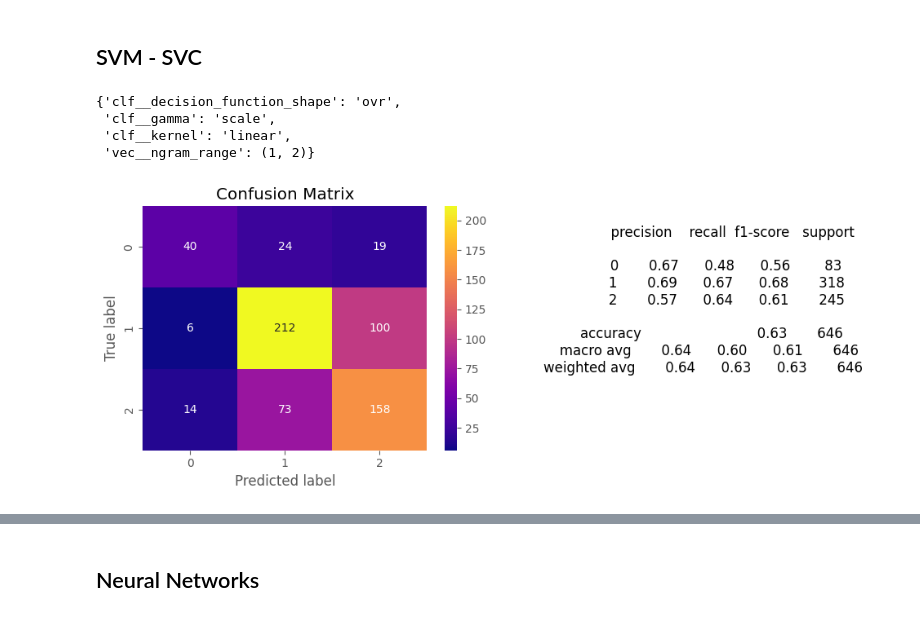
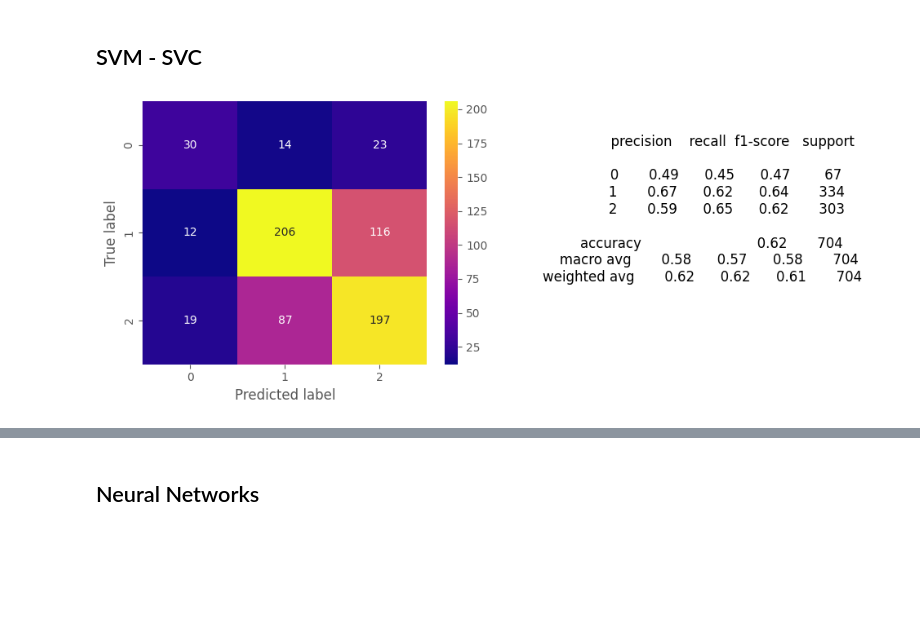
Before and after one commit to ACB-prgm/Phase_4_Project, a Jupyter notebook: analyze.ipynb, the cells around one changed output, grey strips where cells are left out. Saved outputs shown, nothing was run; the diff lists cells and outputs as text; code cells hidden in the pictures; blank space fills up the shorter version.

```diff
--- a/analyze.ipynb
+++ b/analyze.ipynb
@@ -118,7 +118,8 @@ There is a massive class imbalance that will prove challenging when training mod
 # %%
 neuts = raw_df[raw_df.sentiment == 2]
 
-neuts = neuts.iloc[: int(len(neuts) / 2)]
+neuts = neuts.iloc[: int(len(neuts) / 2.5)]
 raw_df = raw_df.drop(neuts.index).reset_index(drop=True)
-raw_df.sentiment.value_counts(True)
+print(raw_df.sentiment.value_counts(True))
+print(len(raw_df))
 # %% [output]
@@ -139,12 +141,12 @@ from nltk import word_tokenize
 stops = stopwords.words("english")
 for word in ["not", "no", "why", "should"]:
     stops.remove(word)
+stops.append("amp")
 
 
 # Define a list of regular expression patterns to replace with empty string
 re_subs = [
     (r"\d+", ""), # remove digits
-    (r"\b\w\b", ""), # remove single letter words
     (r"\*{2,}", " cuss "), # replace repeated * with cuss word
     (r"https?://\S+|www\.\S+", ""), # remove urls
     (r"[^\w\s]", " "), # remove punctuation
@@ -152,6 +154,7 @@ re_subs = [
     (prod_servs, "product"), # replace speciffic occurences of products with the word priduct to help model generalize
     (r"\b(mention|link|rt|quot)\b", ""), # remove words with very high frequencies in all classes
     (r"\b(" + "|".join(stops) + r")\b\s*", ""), # remove stopwords
+    (r"\b\w\b", ""), # remove single letter words
     (r"(\bproduct+\b)(\s+\1)+", r"\1") # Replace repititions of product
     ]
 
@@ -166,6 +169,8 @@ def preprocess_text(input_string):
     for pattern, repl in re_subs:
         input_string = re.sub(pattern, repl, input_string)
 
+    # input_string = re.sub(r'(\bproduct+\b)(\s+\1)+', r'\1', input_string)
+
     # Tokenize the input string into words
     tokens = word_tokenize(input_string)
 
@@ -331,7 +328,7 @@ for sentiment in range(3):
 
     ax.hist(lengths, color=colors[sentiment])
     ax.set_ylabel('Number of Tweets')
-    ax.set_xlabel('Number of characters')
+    ax.set_xlabel('Number of Words')
     ax.vlines(lengths.mean(), 0, ax.get_ylim()[1], colors="red", label=f"Mean: {lengths.mean():.1f}")
     ax.vlines(lengths.median(), 0, ax.get_ylim()[1], colors="blue", label=f"Median: {lengths.median()}")
     ax.legend()
@@ -377,7 +372,6 @@ def metrics(y_true, y_pred):
     cm = confusion_matrix(y_true, y_pred)
     # Create confusion matrix plot, which shows the counts of true positives, false positives, true negatives, and false negatives
     sns.heatmap(cm, annot=True, fmt="d", cmap="plasma", ax=ax)
-    ax.set_title("Confusion Matrix")
     ax.set_ylabel("True label")
     ax.set_xlabel("Predicted label")
 
@@ -934,33 +893,30 @@ pipe_svm_multi = Pipeline([
     ("clf", SVC(class_weight="balanced", random_state=42))
 ])
 
-param_grid = {
-    "vec__ngram_range" : [(1,2), (1,3)],
-    "clf__kernel" : ["linear", "rbf"],
-    "clf__gamma" : ["scale", "auto"],
-    "clf__decision_function_shape" : ["ovr", "ovo"]
-}
+# param_grid = {
+#     "vec__ngram_range" : [(1,2), (1,3)],
+#     "clf__kernel" : ["linear", "rbf"],
+#     "clf__gamma" : ["scale", "auto"],
+#     "clf__decision_function_shape" : ["ovr", "ovo"]
+# }
 
-gsearch = GridSearchCV(pipe_svm_multi, param_grid, cv=5, n_jobs=-1, scoring="f1_macro")
-gsearch.fit(X_train, y_train)
+# gsearch = GridSearchCV(pipe_svm_multi, param_grid, cv=5, n_jobs=-1, scoring="f1_macro")
+# gsearch.fit(X_train, y_train)
 
-gsearch.best_params_
+# gsearch.best_params_
-# %% [output]
-{'clf__decision_function_shape': 'ovr',
- 'clf__gamma': 'scale',
- 'clf__kernel': 'linear',
- 'vec__ngram_range': (1, 2)}
 # %%
 best_params_ = {
     'clf__decision_function_shape': 'ovr',
     'clf__gamma': 'scale',
     'clf__kernel': 'linear',
     'vec__ngram_range': (1, 2)
     }
 
 pipe_svm_multi.set_params(**best_params_)
 pipe_svm_multi.fit(X_train3, np.argmax(y_train3, axis=1))
 
-metrics(np.argmax(y_test3, axis=1), pipe_svm_multi.predict(X_test3))
+svm_multi_preds = pipe_svm_multi.predict(X_test3)
+
+metrics(np.argmax(y_test3, axis=1), svm_multi_preds)
 # %% [output]
-[figure, old version]
+[figure, new version]
```
Also changed, not shown: parts of 48 cells of this notebook, 11 other files.
